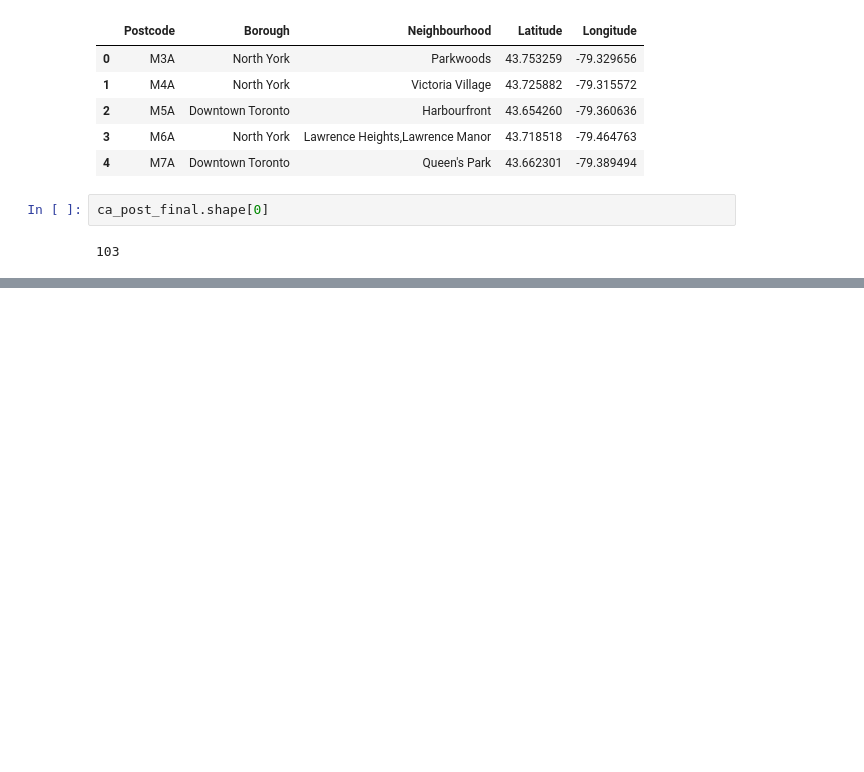
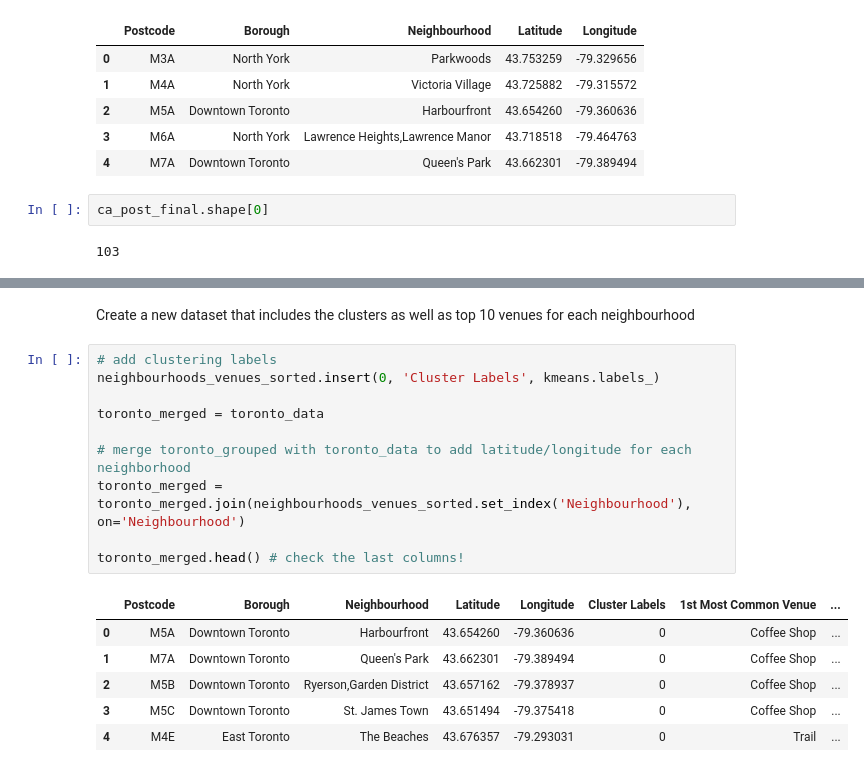
Before and after one commit to KenSong110/Coursera_Capstone, a Jupyter notebook: Coursera_capstone_neighborhood_segment.ipynb, the cells around one changed output, grey strips where cells are left out. Drawn from its saved outputs; the diff is of its cells as text; blank space fills up the shorter version.

```diff
--- a/Coursera_capstone_neighborhood_segment.ipynb
+++ b/Coursera_capstone_neighborhood_segment.ipynb
@@ -121,0 +579,19 @@ ca_post_final.shape[0]
+# %% [markdown]
+Create a new dataset that includes the clusters as well as top 10 venues for each neighbourhood
+# %%
+# add clustering labels
+neighbourhoods_venues_sorted.insert(0, 'Cluster Labels', kmeans.labels_)
+
+toronto_merged = toronto_data
+
+# merge toronto_grouped with toronto_data to add latitude/longitude for each neighborhood
+toronto_merged = toronto_merged.join(neighbourhoods_venues_sorted.set_index('Neighbourhood'), on='Neighbourhood')
+
+toronto_merged.head() # check the last columns!
+# %% [output]
+|  | Postcode | Borough | Neighbourhood | Latitude | Longitude | Cluster Labels | 1st Most Common Venue | ... |
+| 0 | M5A | Downtown Toronto | Harbourfront | 43.654260 | -79.360636 | 0 | Coffee Shop | ... |
+| 1 | M7A | Downtown Toronto | Queen's Park | 43.662301 | -79.389494 | 0 | Coffee Shop | ... |
+| 2 | M5B | Downtown Toronto | Ryerson,Garden District | 43.657162 | -79.378937 | 0 | Coffee Shop | ... |
+| 3 | M5C | Downtown Toronto | St. James Town | 43.651494 | -79.375418 | 0 | Coffee Shop | ... |
+| 4 | M4E | East Toronto | The Beaches | 43.676357 | -79.293031 | 0 | Trail | ... |
```
Also changed, not shown: parts of 52 cells of this notebook.
